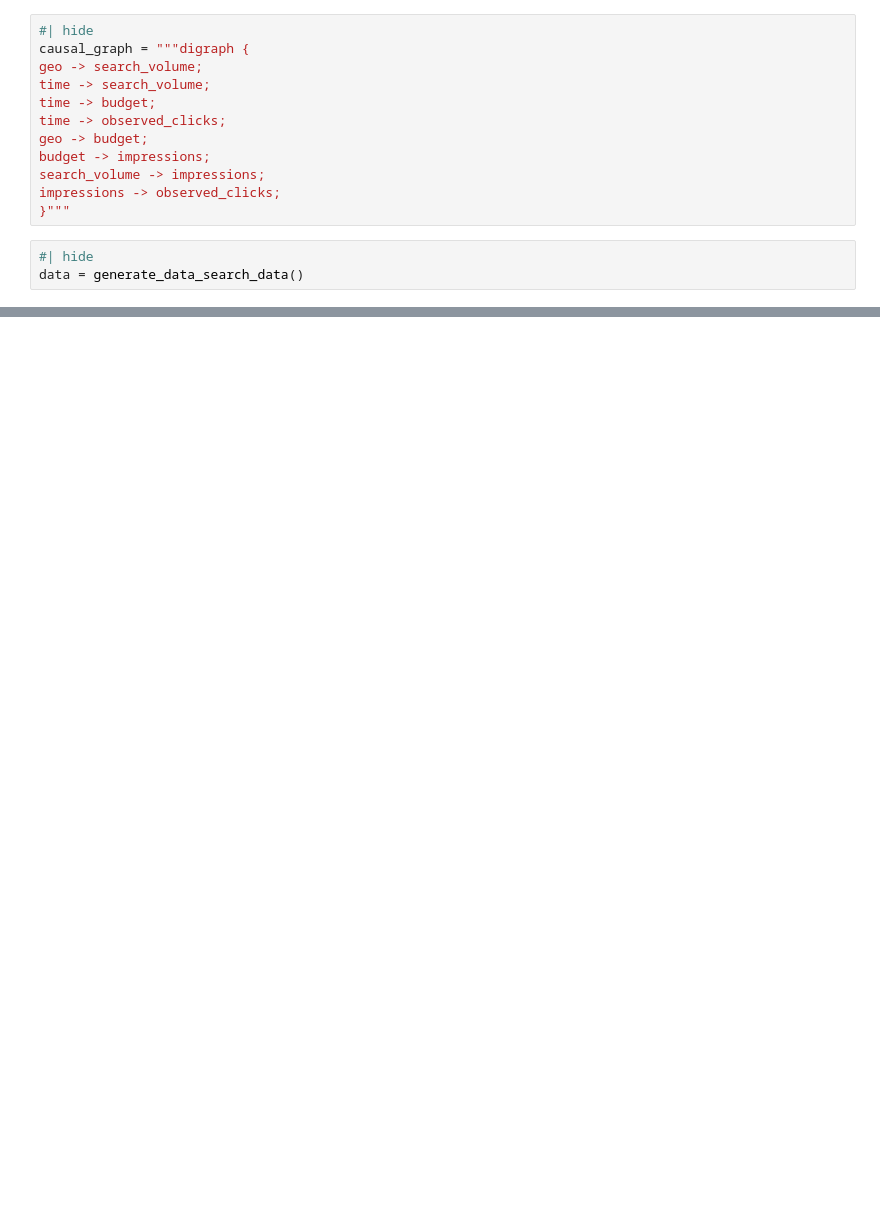
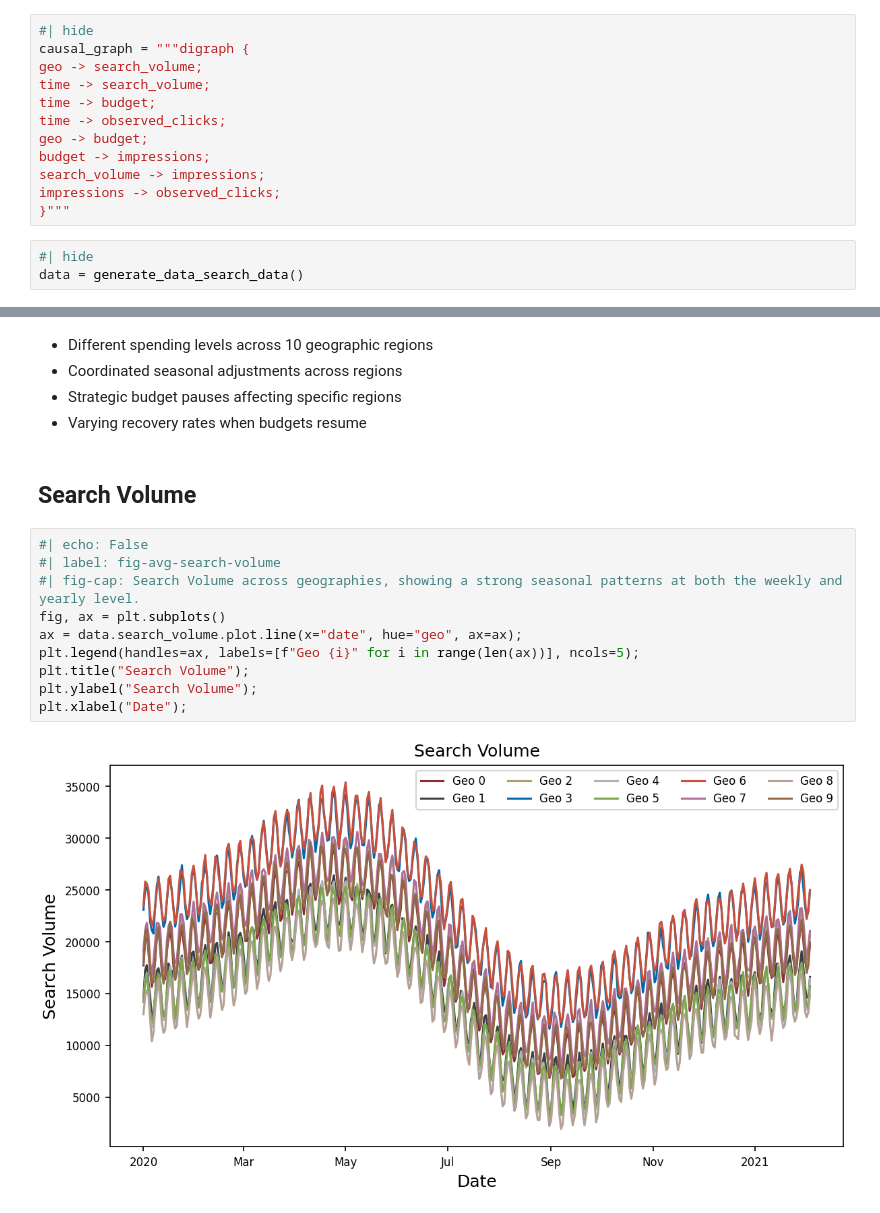
Before and after one commit to redam94/search-forecast, a Jupyter notebook: nbs/examples/00_search_prediction.ipynb, the cells around one changed output, grey strips where cells are left out. Saved outputs shown, nothing was run; the diff lists cells and outputs as text; blank space fills up the shorter version.

```diff
--- a/nbs/examples/00_search_prediction.ipynb
+++ b/nbs/examples/00_search_prediction.ipynb
@@ -291,0 +129,19 @@ pm.model_to_graphviz(search_volume_model)
+# %% [markdown]
+- Different spending levels across 10 geographic regions
+- Coordinated seasonal adjustments across regions
+- Strategic budget pauses affecting specific regions
+- Varying recovery rates when budgets resume
+# %% [markdown]
+## Search Volume
+# %%
+#| echo: False
+#| label: fig-avg-search-volume
+#| fig-cap: Search Volume across geographies, showing a strong seasonal patterns at both the weekly and yearly level.
+fig, ax = plt.subplots()
+ax = data.search_volume.plot.line(x="date", hue="geo", ax=ax);
+plt.legend(handles=ax, labels=[f"Geo {i}" for i in range(len(ax))], ncols=5);
+plt.title("Search Volume");
+plt.ylabel("Search Volume");
+plt.xlabel("Date");
+# %% [output]
+[figure, added]
```
Also changed, not shown: parts of 84 cells of this notebook, 2 other files.
